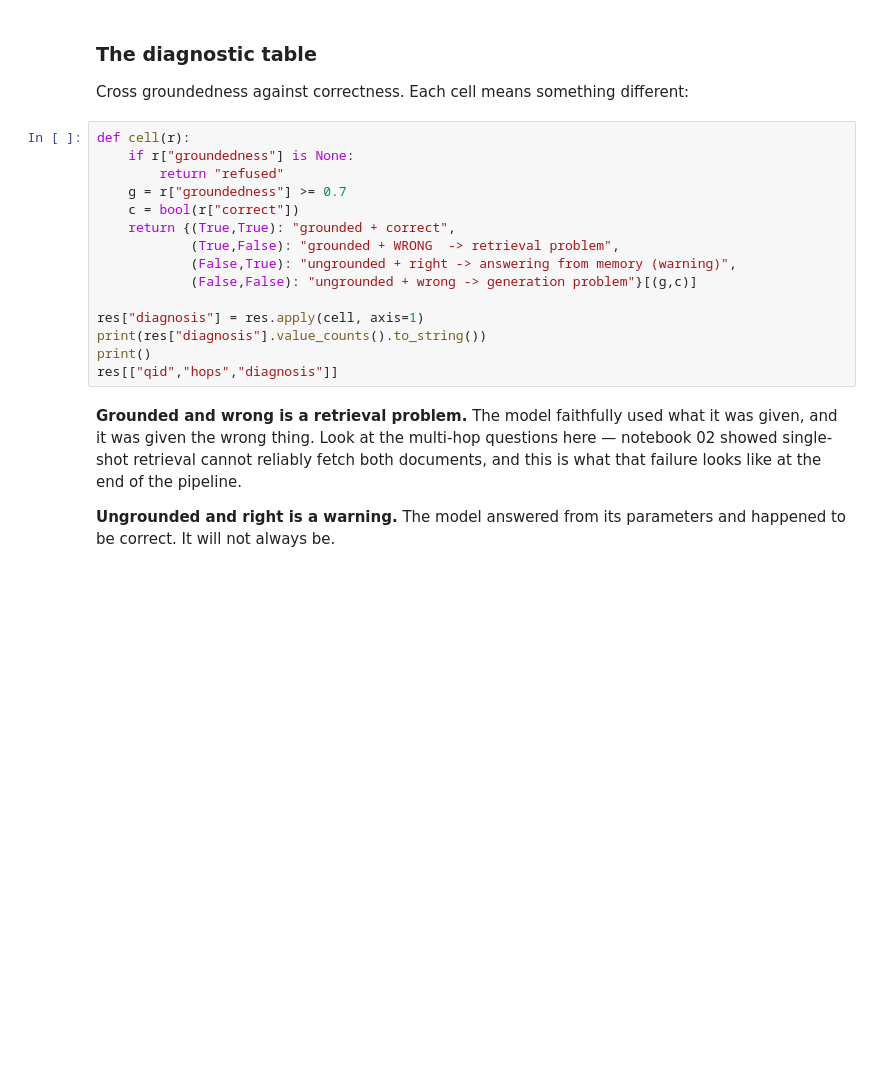
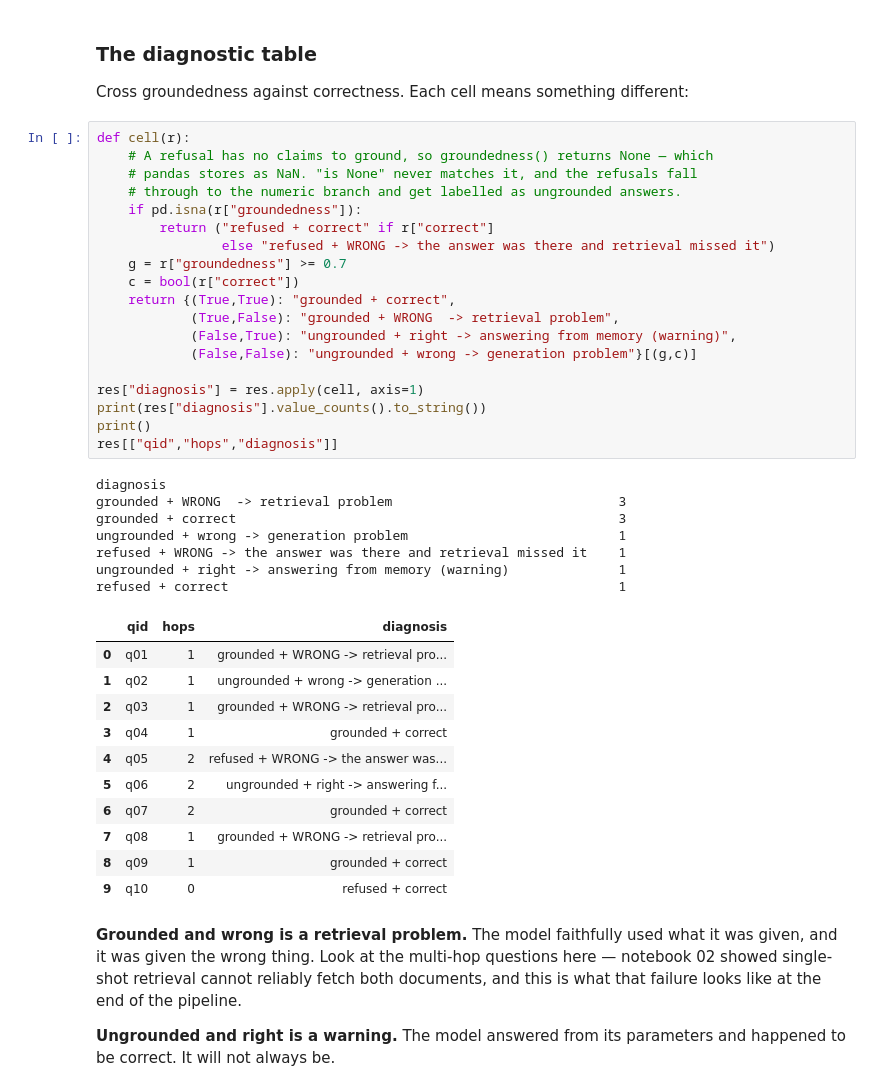
Before and after one commit to stylusnexus/deep-dive-ai-ml, a Jupyter notebook: notebooks/03-retrieval/03-grounded-answers.ipynb, the cells around one changed output. Saved outputs shown, nothing was run; the diff lists cells and outputs as text; blank space fills up the shorter version.

```diff
--- a/notebooks/03-retrieval/03-grounded-answers.ipynb
+++ b/notebooks/03-retrieval/03-grounded-answers.ipynb
@@ -174,19 +225,42 @@ summary
 Cross groundedness against correctness. Each cell means something different:
 # %%
 def cell(r):
-    if r["groundedness"] is None:
-        return "refused"
+    # A refusal has no claims to ground, so groundedness() returns None — which
+    # pandas stores as NaN. "is None" never matches it, and the refusals fall
+    # through to the numeric branch and get labelled as ungrounded answers.
+    if pd.isna(r["groundedness"]):
+        return ("refused + correct" if r["correct"]
+                else "refused + WRONG -> the answer was there and retrieval missed it")
     g = r["groundedness"] >= 0.7
     c = bool(r["correct"])
     return {(True,True): "grounded + correct",
             (True,False): "grounded + WRONG  -> retrieval problem",
             (False,True): "ungrounded + right -> answering from memory (warning)",
             (False,False): "ungrounded + wrong -> generation problem"}[(g,c)]
 
 res["diagnosis"] = res.apply(cell, axis=1)
 print(res["diagnosis"].value_counts().to_string())
 print()
 res[["qid","hops","diagnosis"]]
+# %% [output]
+diagnosis
+grounded + WRONG  -> retrieval problem                             3
+grounded + correct                                                 3
+ungrounded + wrong -> generation problem                           1
+refused + WRONG -> the answer was there and retrieval missed it    1
+ungrounded + right -> answering from memory (warning)              1
+refused + correct                                                  1
+|  | qid | hops | diagnosis |
+| 0 | q01 | 1 | grounded + WRONG -> retrieval pro... |
+| 1 | q02 | 1 | ungrounded + wrong -> generation ... |
+| 2 | q03 | 1 | grounded + WRONG -> retrieval pro... |
+| 3 | q04 | 1 | grounded + correct |
+| 4 | q05 | 2 | refused + WRONG -> the answer was... |
+| 5 | q06 | 2 | ungrounded + right -> answering f... |
+| 6 | q07 | 2 | grounded + correct |
+| 7 | q08 | 1 | grounded + WRONG -> retrieval pro... |
+| 8 | q09 | 1 | grounded + correct |
+| 9 | q10 | 0 | refused + correct |
 # %% [markdown]
 **Grounded and wrong is a retrieval problem.** The model faithfully used what it
 was given, and it was given the wrong thing. Look at the multi-hop questions here —
```
Also changed, not shown: parts of 9 cells of this notebook, 5 other files.
